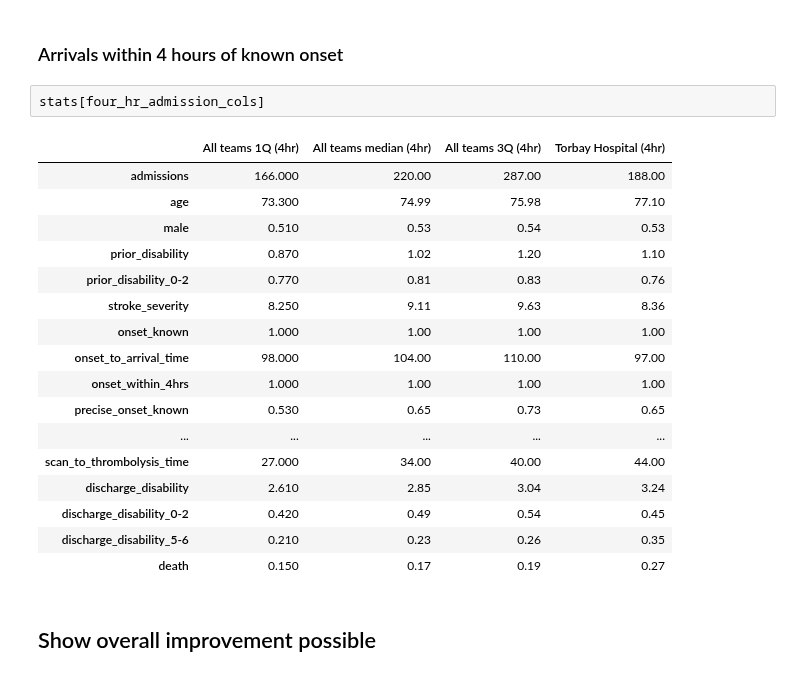
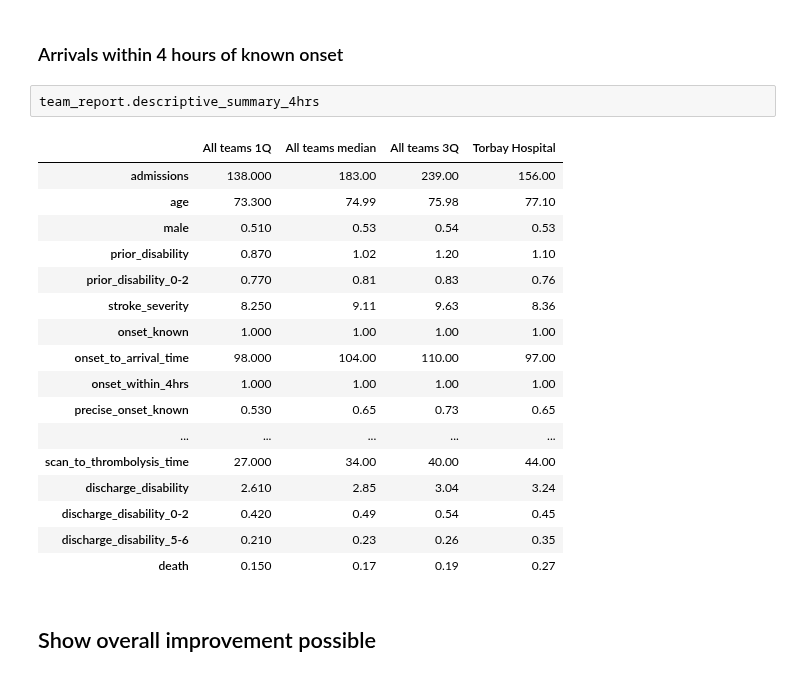
Before and after one commit to samuel-book/samuel_2_production, a Jupyter notebook: 3_hopsital_report.ipynb, the cells around one changed output. Drawn from its saved outputs; the diff is of its cells as text.

```diff
--- a/3_hopsital_report.ipynb
+++ b/3_hopsital_report.ipynb
@@ -44,25 +42,25 @@ stats[all_admission_cols]
 # %% [markdown]
 ### Arrivals within 4 hours of known onset
-# %%
-stats[four_hr_admission_cols]
-# %% [output]
-|  | All teams 1Q (4hr) | All teams median (4hr) | All teams 3Q (4hr) | Torbay Hospital (4hr) |
-| admissions | 166.000 | 220.00 | 287.00 | 188.00 |
-| age | 73.300 | 74.99 | 75.98 | 77.10 |
-| male | 0.510 | 0.53 | 0.54 | 0.53 |
-| prior_disability | 0.870 | 1.02 | 1.20 | 1.10 |
-| prior_disability_0-2 | 0.770 | 0.81 | 0.83 | 0.76 |
-| stroke_severity | 8.250 | 9.11 | 9.63 | 8.36 |
-| onset_known | 1.000 | 1.00 | 1.00 | 1.00 |
-| onset_to_arrival_time | 98.000 | 104.00 | 110.00 | 97.00 |
-| onset_within_4hrs | 1.000 | 1.00 | 1.00 | 1.00 |
-| precise_onset_known | 0.530 | 0.65 | 0.73 | 0.65 |
-| ... | ... | ... | ... | ... |
-| scan_to_thrombolysis_time | 27.000 | 34.00 | 40.00 | 44.00 |
-| discharge_disability | 2.610 | 2.85 | 3.04 | 3.24 |
-| discharge_disability_0-2 | 0.420 | 0.49 | 0.54 | 0.45 |
-| discharge_disability_5-6 | 0.210 | 0.23 | 0.26 | 0.35 |
-| death | 0.150 | 0.17 | 0.19 | 0.27 |
+# %%
+team_report.descriptive_summary_4hrs
+# %% [output]
+|  | All teams 1Q | All teams median | All teams 3Q | Torbay Hospital |
+| admissions | 138.000 | 183.00 | 239.00 | 156.00 |
+| age | 73.300 | 74.99 | 75.98 | 77.10 |
+| male | 0.510 | 0.53 | 0.54 | 0.53 |
+| prior_disability | 0.870 | 1.02 | 1.20 | 1.10 |
+| prior_disability_0-2 | 0.770 | 0.81 | 0.83 | 0.76 |
+| stroke_severity | 8.250 | 9.11 | 9.63 | 8.36 |
+| onset_known | 1.000 | 1.00 | 1.00 | 1.00 |
+| onset_to_arrival_time | 98.000 | 104.00 | 110.00 | 97.00 |
+| onset_within_4hrs | 1.000 | 1.00 | 1.00 | 1.00 |
+| precise_onset_known | 0.530 | 0.65 | 0.73 | 0.65 |
+| ... | ... | ... | ... | ... |
+| scan_to_thrombolysis_time | 27.000 | 34.00 | 40.00 | 44.00 |
+| discharge_disability | 2.610 | 2.85 | 3.04 | 3.24 |
+| discharge_disability_0-2 | 0.420 | 0.49 | 0.54 | 0.45 |
+| discharge_disability_5-6 | 0.210 | 0.23 | 0.26 | 0.35 |
+| death | 0.150 | 0.17 | 0.19 | 0.27 |
 # %% [markdown]
 ## Show overall improvement possible
 # %%
```
Also changed, not shown: parts of 5 cells of this notebook, 1 other file.
